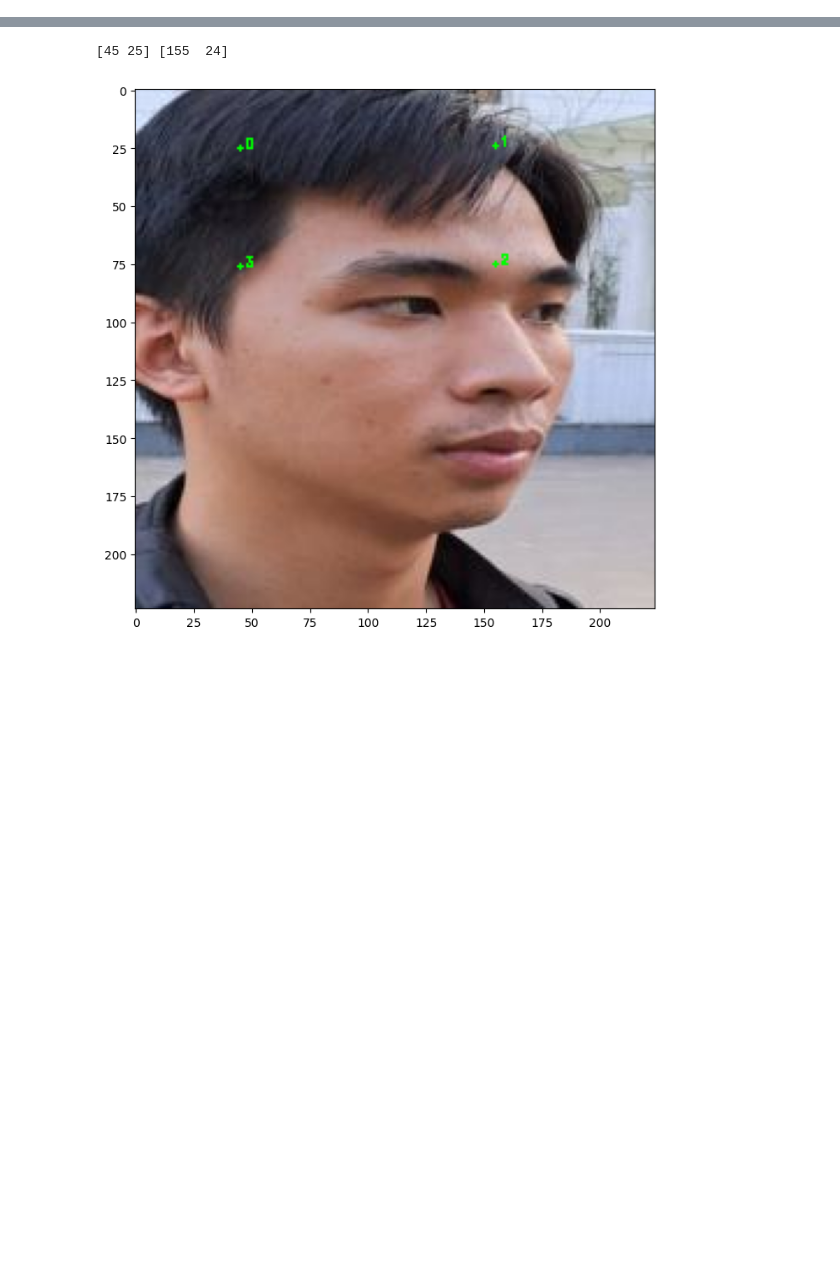
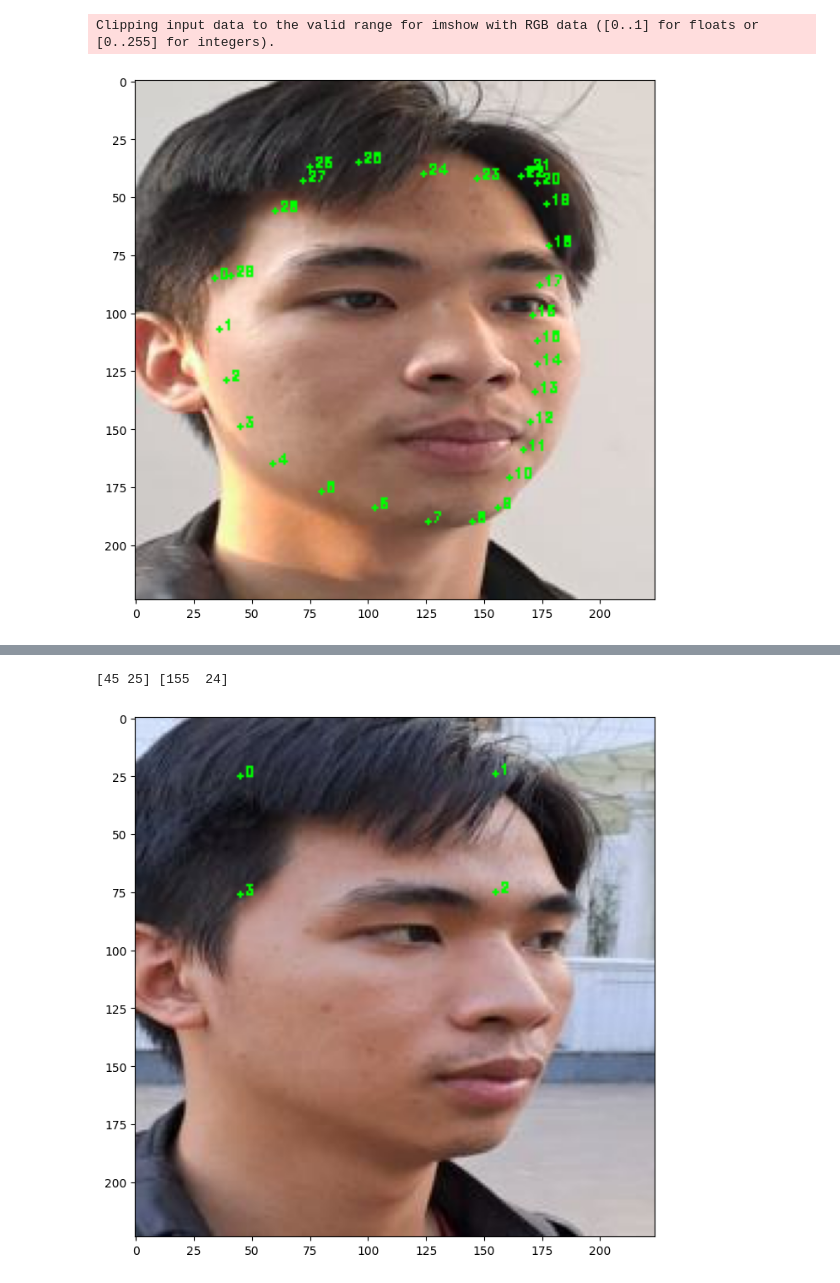
Before and after one commit to lechicuong2k3/Clean-label-Physical-Backdoor-Attack, a Jupyter notebook: face_landmark.ipynb, the cells around one changed output, grey strips where cells are left out. Saved outputs shown, nothing was run; the diff lists cells and outputs as text; code cells hidden in the pictures; blank space fills up the shorter version.

```diff
--- a/face_landmark.ipynb
+++ b/face_landmark.ipynb
@@ -217,3 +286,11 @@ Clipping input data to the valid range for imshow with RGB data ([0..1] for floa
+# %%
+bound = [shape[i] for i in range(len(shape)) if i < 17 or i > 67]
+routes = [bound[i] for i in range(17)] + [bound[27], bound[23], bound[28], bound[22], bound[21], bound[29], bound[20], bound[19], bound[18], bound[17], bound[25], bound[24], bound[26]]
+
+face_detector.visualize_landmarks(image, routes)
+# %% [output]
+Clipping input data to the valid range for imshow with RGB data ([0..1] for floats or [0..255] for integers).
+[figure, added]
 # %%
 def visualize_landmarks(img, shape):
     img_rgb = cv2.cvtColor(img, cv2.COLOR_BGR2RGB)
```
Also changed, not shown: parts of 17 cells of this notebook, 22 other files.
